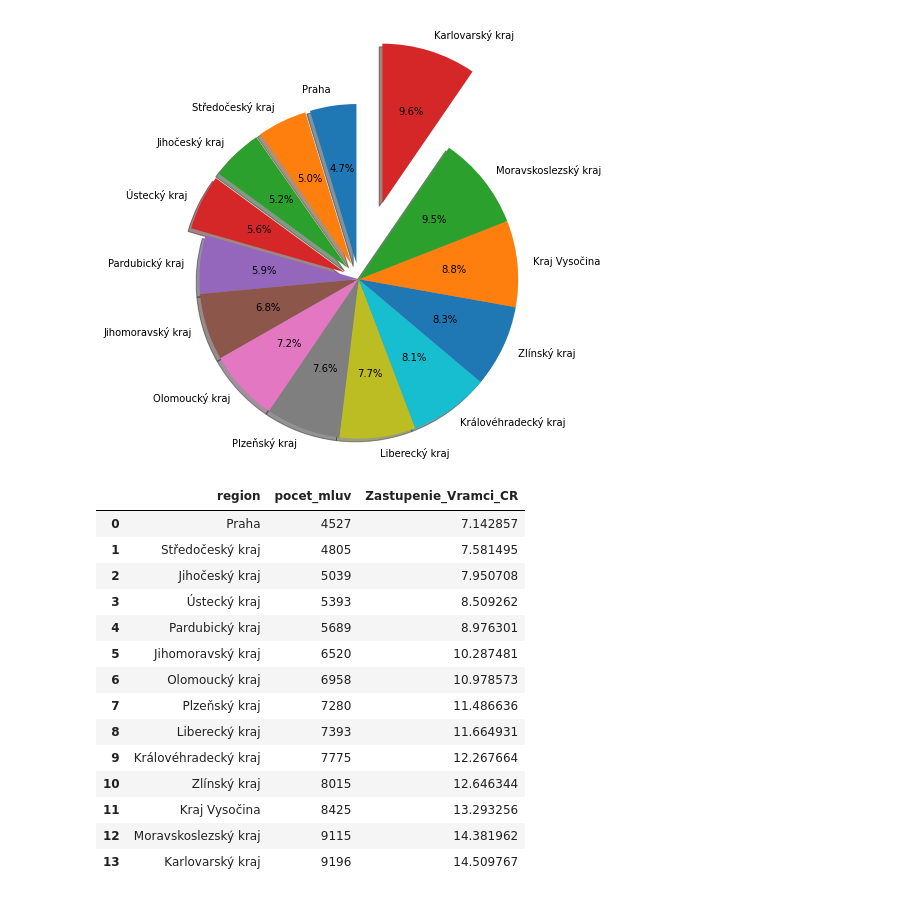
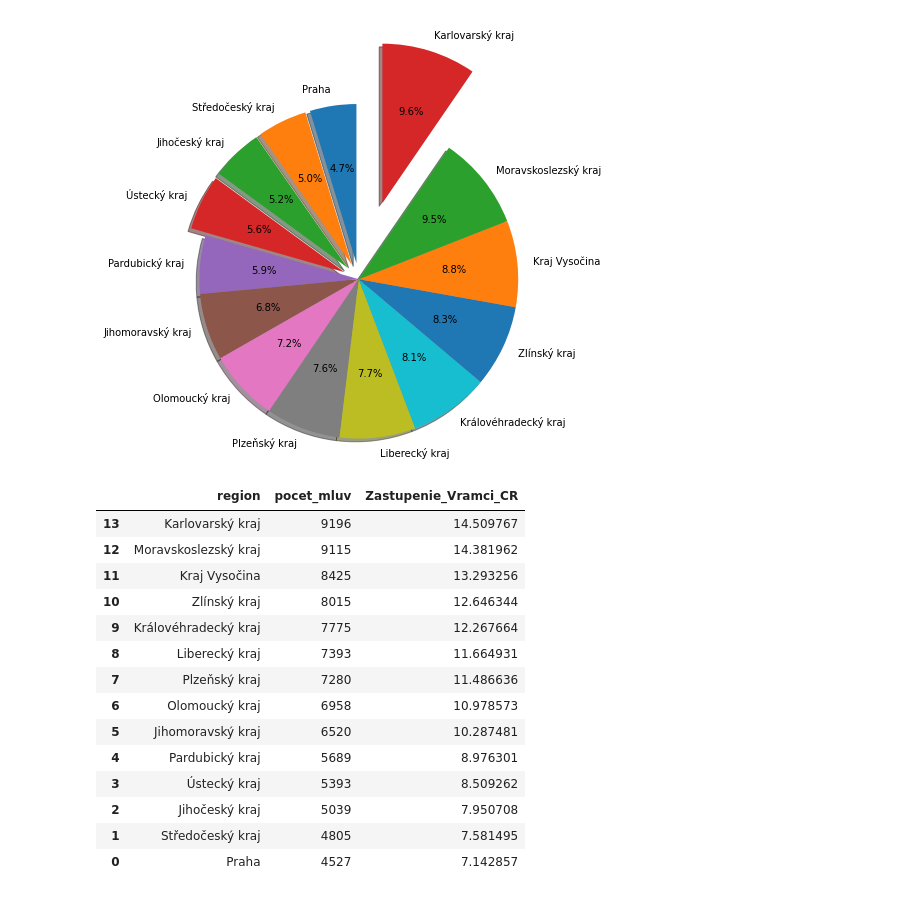
Before and after one commit to MarosMajk/bizmachine, a Jupyter notebook: Question_A.ipynb, the cells around one changed output. Cells and saved outputs as stored; diff of their text form; code cells hidden in the pictures.

```diff
--- a/Question_A.ipynb
+++ b/Question_A.ipynb
@@ -8,3 +12,5 @@ import matplotlib.pyplot as plt
+# %%
+dataset1 = supplier("contracts.csv","publishers.csv")
 # %%
 # Questions
 
@@ -110,20 +115,19 @@ plt.show()
 # %%
 df_result = pd.DataFrame().assign(region = region_name).assign(pocet_mluv = market_share).assign(Zastupenie_Vramci_CR = market_share_percentage)
 df_result.sort_values(by=["Zastupenie_Vramci_CR"],ascending=False)
-df_result
 # %% [output]
 |  | region | pocet_mluv | Zastupenie_Vramci_CR |
+| 13 | Karlovarský kraj | 9196 | 14.509767 |
+| 12 | Moravskoslezský kraj | 9115 | 14.381962 |
+| 11 | Kraj Vysočina | 8425 | 13.293256 |
+| 10 | Zlínský kraj | 8015 | 12.646344 |
+| 9 | Královéhradecký kraj | 7775 | 12.267664 |
+| 8 | Liberecký kraj | 7393 | 11.664931 |
+| 7 | Plzeňský kraj | 7280 | 11.486636 |
+| 6 | Olomoucký kraj | 6958 | 10.978573 |
+| 5 | Jihomoravský kraj | 6520 | 10.287481 |
+| 4 | Pardubický kraj | 5689 | 8.976301 |
+| 3 | Ústecký kraj | 5393 | 8.509262 |
+| 2 | Jihočeský kraj | 5039 | 7.950708 |
+| 1 | Středočeský kraj | 4805 | 7.581495 |
 | 0 | Praha | 4527 | 7.142857 |
-| 1 | Středočeský kraj | 4805 | 7.581495 |
-| 2 | Jihočeský kraj | 5039 | 7.950708 |
-| 3 | Ústecký kraj | 5393 | 8.509262 |
-| 4 | Pardubický kraj | 5689 | 8.976301 |
-| 5 | Jihomoravský kraj | 6520 | 10.287481 |
-| 6 | Olomoucký kraj | 6958 | 10.978573 |
-| 7 | Plzeňský kraj | 7280 | 11.486636 |
-| 8 | Liberecký kraj | 7393 | 11.664931 |
-| 9 | Královéhradecký kraj | 7775 | 12.267664 |
-| 10 | Zlínský kraj | 8015 | 12.646344 |
-| 11 | Kraj Vysočina | 8425 | 13.293256 |
-| 12 | Moravskoslezský kraj | 9115 | 14.381962 |
-| 13 | Karlovarský kraj | 9196 | 14.509767 |
```
Also changed, not shown: parts of 3 cells of this notebook, 5 other files.
